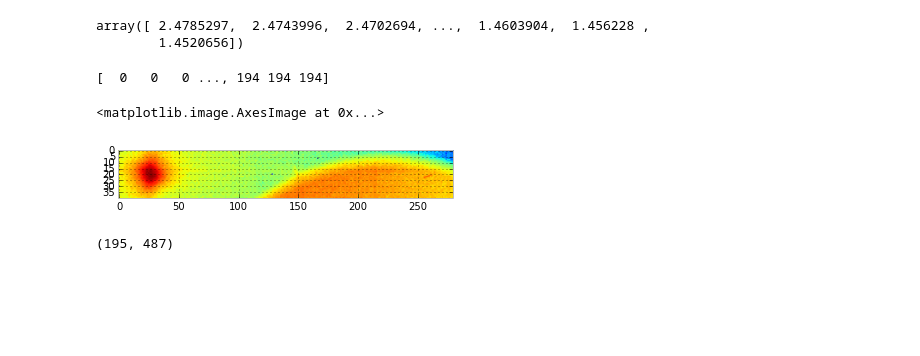
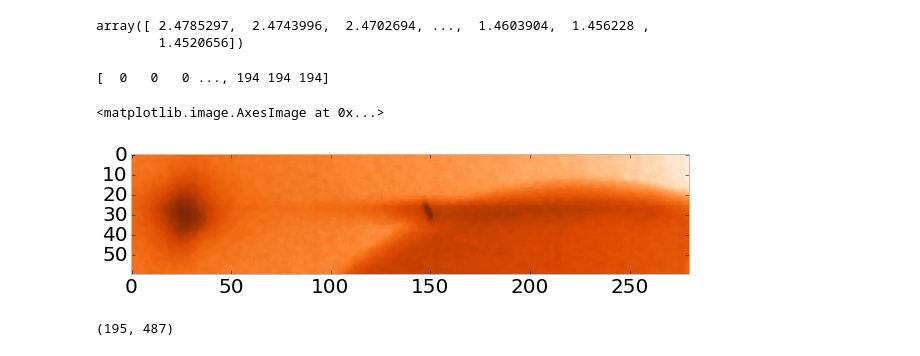
Before and after one commit to giulioungaretti/SPring8, a Jupyter notebook: 0799-Time1a.ipynb, the cells around one changed output. Saved outputs shown, nothing was run; the diff lists cells and outputs as text; code cells hidden in the pictures; blank space fills up the shorter version.

```diff
--- a/0799-Time1a.ipynb
+++ b/0799-Time1a.ipynb
@@ -482,11 +475,13 @@ array([ 2.4785297,  2.4743996,  2.4702694, ...,  1.4603904,  1.456228 ,
         1.4520656])
 # %%
 print where(L>1.45)[0]
-imshow(image[80:120,90:370])
+fig, ax = subplots()
+ax.grid(False)
+imshow(log(image[70:130,90:370]),cmap=cm.Oranges)
 # %% [output]
 [  0   0   0 ..., 194 194 194]
 <matplotlib.image.AxesImage at 0x...>
-[figure, old version]
+[figure, new version]
 # %%
 shape(image)
 # %% [output]
```
Also changed, not shown: parts of 7 cells of this notebook, 8 other files.
